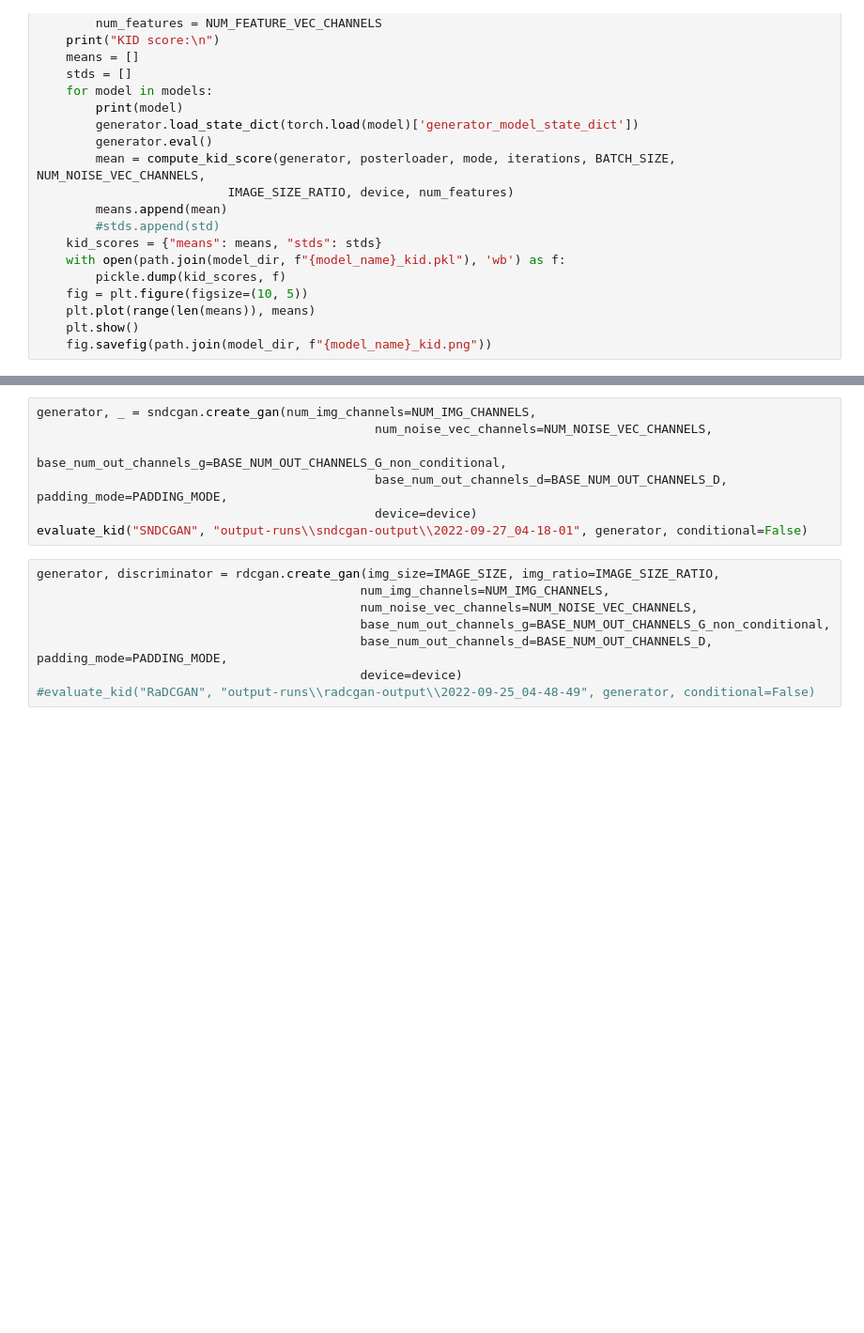
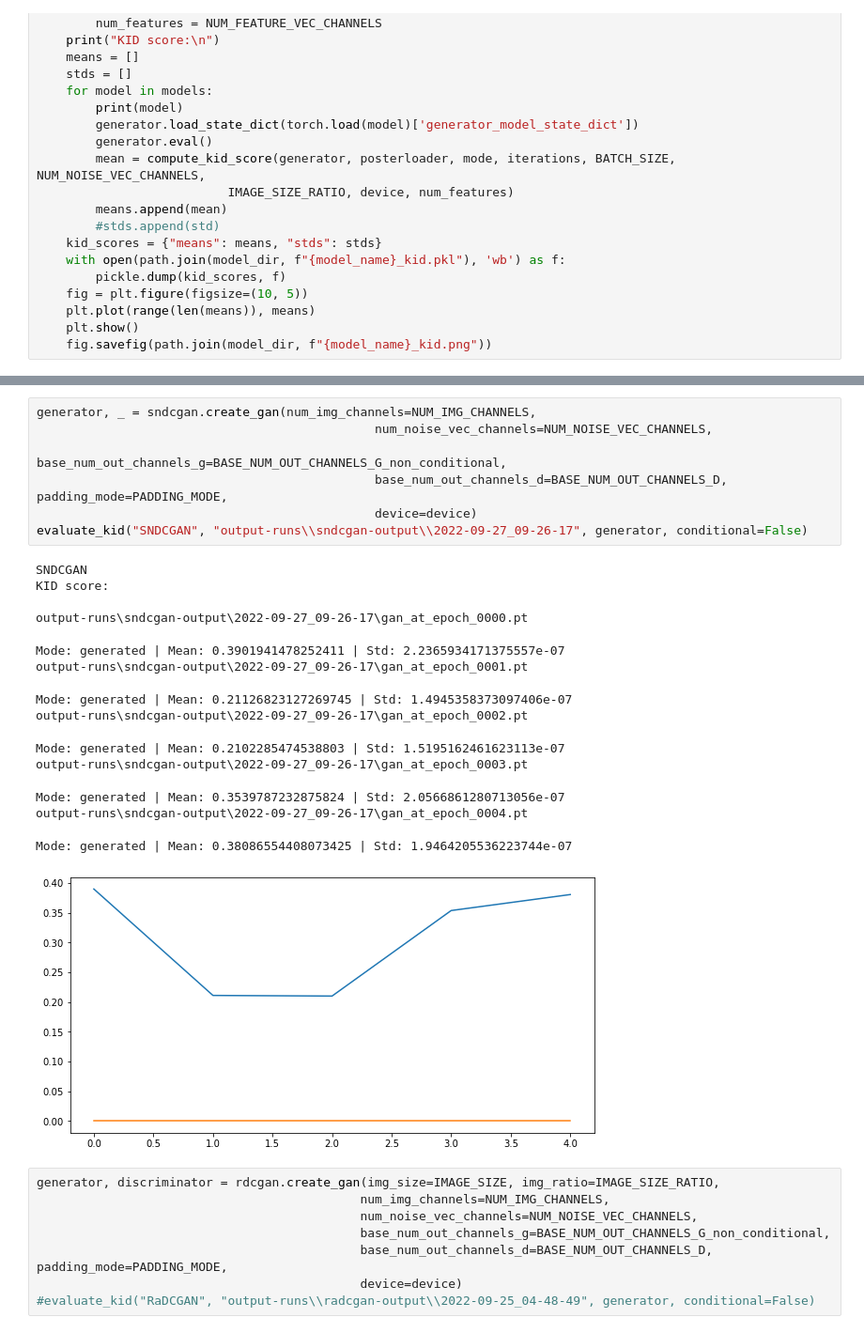
Before and after one commit to milenabruseva/thismovieposterdoesntexist, a Jupyter notebook: kid_evaluation.ipynb, the cells around one changed output, grey strips where cells are left out. Shown at 94% size. Drawn from its saved outputs; the diff is of its cells as text; blank space fills up the shorter version.

```diff
--- a/kid_evaluation.ipynb
+++ b/kid_evaluation.ipynb
@@ -148,10 +173,25 @@ evaluate_kid("WDCGAN", "output-runs\\wdcgan-output\\2022-09-25_04-48-49", genera
 # %%
 generator, _ = sndcgan.create_gan(num_img_channels=NUM_IMG_CHANNELS,
                                               num_noise_vec_channels=NUM_NOISE_VEC_CHANNELS,
                                               base_num_out_channels_g=BASE_NUM_OUT_CHANNELS_G_non_conditional,
                                               base_num_out_channels_d=BASE_NUM_OUT_CHANNELS_D, padding_mode=PADDING_MODE,
                                               device=device)
-evaluate_kid("SNDCGAN", "output-runs\\sndcgan-output\\2022-09-27_04-18-01", generator, conditional=False)
+evaluate_kid("SNDCGAN", "output-runs\\sndcgan-output\\2022-09-27_09-26-17", generator, conditional=False)
+# %% [output]
+SNDCGAN
+KID score:
+
+output-runs\sndcgan-output\2022-09-27_09-26-17\gan_at_epoch_0000.pt
+Mode: generated | Mean: 0.3901941478252411 | Std: 2.2365934171375557e-07
+output-runs\sndcgan-output\2022-09-27_09-26-17\gan_at_epoch_0001.pt
+Mode: generated | Mean: 0.21126823127269745 | Std: 1.4945358373097406e-07
+output-runs\sndcgan-output\2022-09-27_09-26-17\gan_at_epoch_0002.pt
+Mode: generated | Mean: 0.2102285474538803 | Std: 1.5195162461623113e-07
+output-runs\sndcgan-output\2022-09-27_09-26-17\gan_at_epoch_0003.pt
+Mode: generated | Mean: 0.3539787232875824 | Std: 2.0566861280713056e-07
+output-runs\sndcgan-output\2022-09-27_09-26-17\gan_at_epoch_0004.pt
+Mode: generated | Mean: 0.38086554408073425 | Std: 1.9464205536223744e-07
+[figure, added]
 # %%
 generator, discriminator = rdcgan.create_gan(img_size=IMAGE_SIZE, img_ratio=IMAGE_SIZE_RATIO,
                                             num_img_channels=NUM_IMG_CHANNELS,
```
Also changed, not shown: parts of 5 cells of this notebook, 1 other file.
